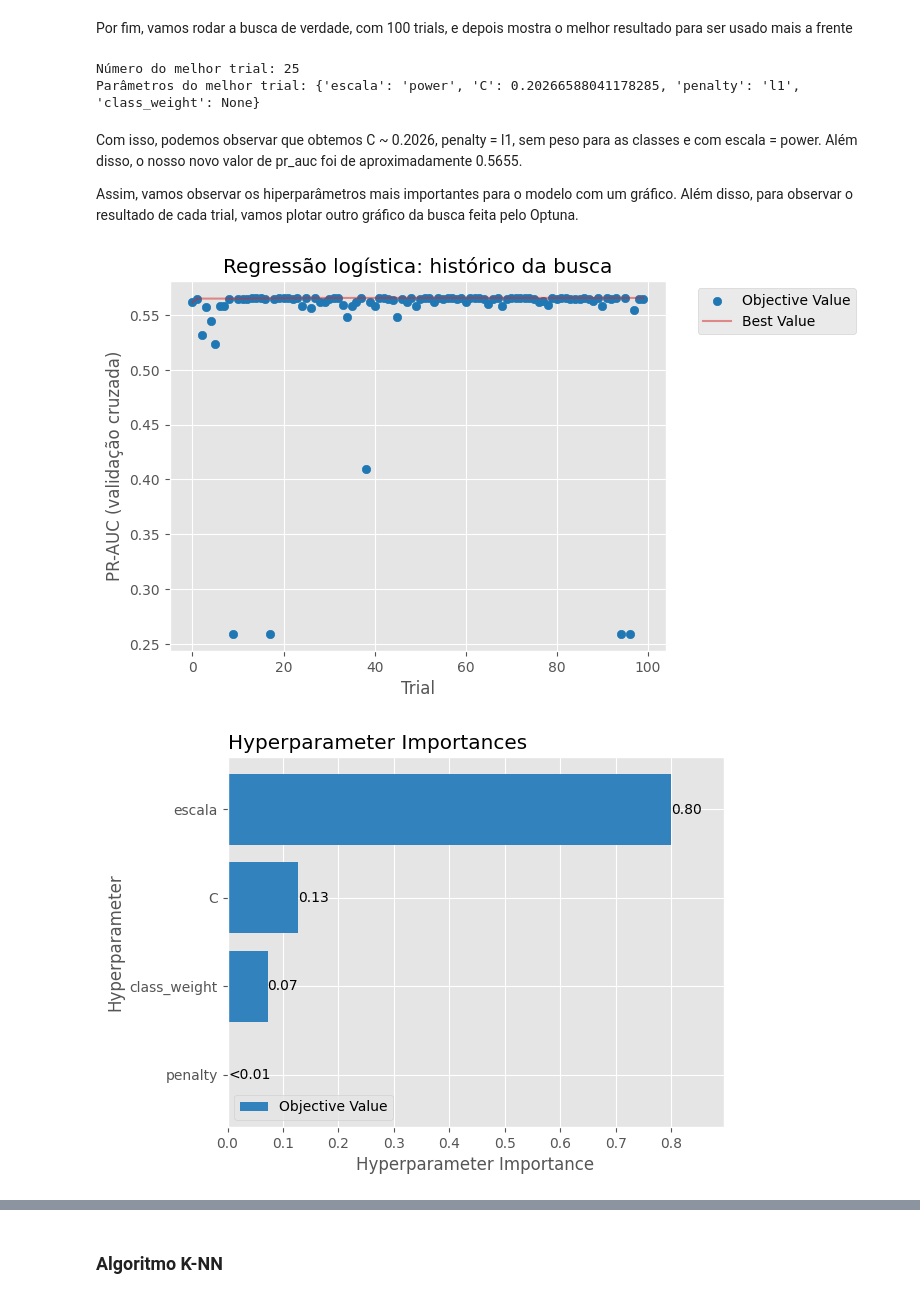
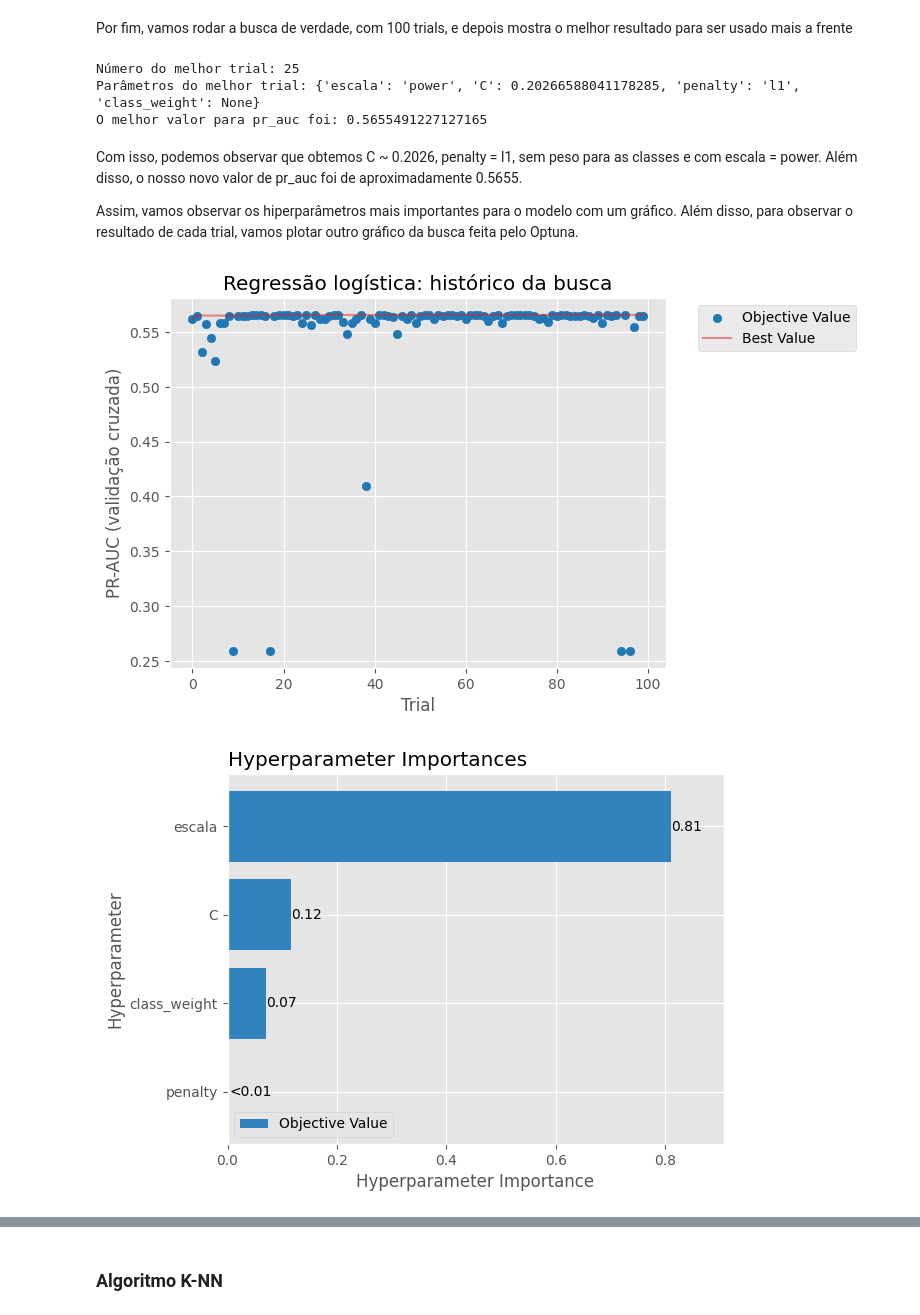
Before and after one commit to camilapangrassio/ProjetoFinal-Tiamat, a Jupyter notebook: Criatura2 (1).ipynb, the cells around one changed output, grey strips where cells are left out. Saved outputs shown, nothing was run; the diff lists cells and outputs as text; code cells hidden in the pictures.

```diff
--- a/Criatura2 (1).ipynb
+++ b/Criatura2 (1).ipynb
@@ -635,35 +641,36 @@ from optuna.samplers import TPESampler
 
 optuna.logging.set_verbosity(optuna.logging.WARNING)
 
-NOME_DO_ESTUDO = "regressao_logistica_prauc"
+NOME_DO_ESTUDO_regls = "regressao_logistica_pr-auc"
 
-objeto_de_estudo = create_study(
+estudo_regls = create_study(
     direction="maximize",
     sampler=TPESampler(seed=SEMENTE_ALEATORIA),
-    study_name=NOME_DO_ESTUDO,
-    storage=f"sqlite:///{NOME_DO_ESTUDO}.db",
+    study_name=NOME_DO_ESTUDO_regls,
+    storage=f"sqlite:///{NOME_DO_ESTUDO_regls}.db",
     load_if_exists=True,
 )
 
-def funcao_objetivo_parcial(trial):
-    return funcao_objetivo(trial, X_train, y_train, cv)
+def funcao_objetivo_parcial_regls(trial):
+    return funcao_objetivo_regls(trial, X_train, y_train, cv)
 # %% [markdown]
 Por fim, vamos rodar a busca de verdade, com 100 trials, e depois mostra o melhor resultado para ser usado mais a frente
 # %%
 NUM_TENTATIVAS = 100
 
 # conta só os trials concluídos, para não acumular trials se a célula for rodada de novo
-feitos = len([t for t in objeto_de_estudo.trials if t.state.name == "COMPLETE"])
-objeto_de_estudo.optimize(funcao_objetivo_parcial, n_trials=max(0, NUM_TENTATIVAS - feitos))
+feitos = len([t for t in estudo_regls.trials if t.state.name == "COMPLETE"])
+estudo_regls.optimize(funcao_objetivo_parcial_regls, n_trials=max(0, NUM_TENTATIVAS - feitos))
 
-melhor_trial = objeto_de_estudo.best_trial
+melhor_trial_regls = estudo_regls.best_trial
 
-print(f"Número do melhor trial: {melhor_trial.number}")
-print(f"Parâmetros do melhor trial: {melhor_trial.params}")
-# print(f"O melhor valor para pr_auc foi: {objeto_de_estudo.best_value}")
+print(f"Número do melhor trial: {melhor_trial_regls.number}")
+print(f"Parâmetros do melhor trial: {melhor_trial_regls.params}")
+print(f"O melhor valor para pr_auc foi: {estudo_regls.best_value}")
 # %% [output]
 Número do melhor trial: 25
 Parâmetros do melhor trial: {'escala': 'power', 'C': 0.20266588041178285, 'penalty': 'l1', 'class_weight': None}
+O melhor valor para pr_auc foi: 0.5655491227127165
 # %% [markdown]
 Com isso, podemos observar que obtemos C ~ 0.2026, penalty = l1, sem peso para as classes e com escala = power. Além disso, o nosso novo valor de pr_auc foi de aproximadamente 0.5655.
 
@@ -671,19 +678,19 @@ Assim, vamos observar os hiperparâmetros mais importantes para o modelo com um
 # %%
 import warnings
 import matplotlib.pyplot as plt
 from optuna.exceptions import ExperimentalWarning
 from optuna.visualization.matplotlib import plot_param_importances, plot_optimization_history
 
 warnings.filterwarnings("ignore", category=ExperimentalWarning)
 
-ax = plot_optimization_history(objeto_de_estudo)
+ax = plot_optimization_history(estudo_regls)
 ax.set_ylabel("PR-AUC (validação cruzada)")
 ax.set_title("Regressão logística: histórico da busca")
 plt.show()
 
-plot_param_importances(objeto_de_estudo)
+plot_param_importances(estudo_regls)
 plt.show()
 # %% [output]
 [figure]
-[figure, old version]
+[figure, new version]
 # %% [markdown]
```
Also changed, not shown: parts of 47 cells of this notebook.
